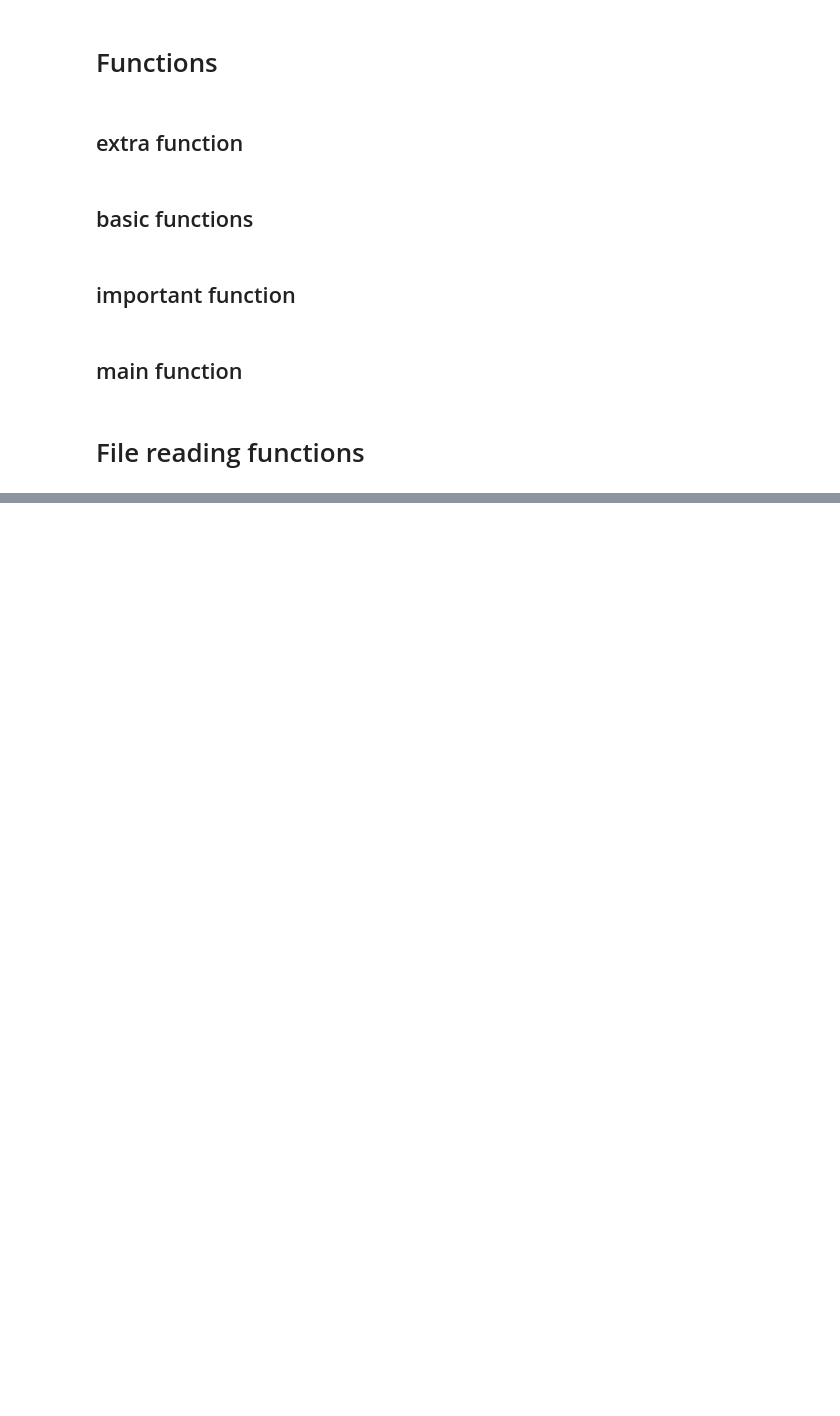
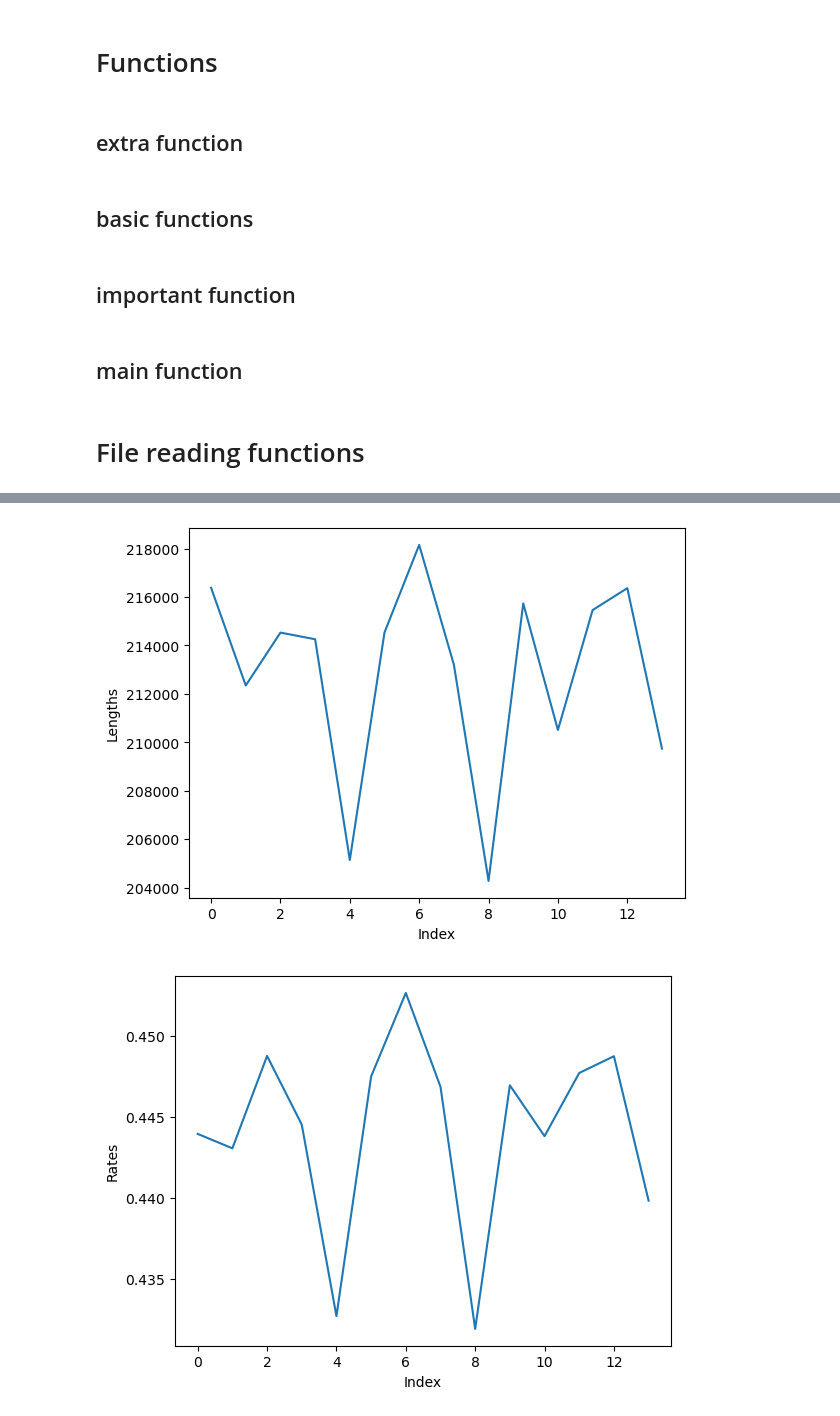
Before and after one commit to Karma39/QuantumCryptography, a Jupyter notebook: lab3.ipynb, the cells around one changed output, grey strips where cells are left out. Saved outputs shown, nothing was run; the diff lists cells and outputs as text; code cells hidden in the pictures; blank space fills up the shorter version.

```diff
--- a/lab3.ipynb
+++ b/lab3.ipynb
@@ -262,7 +205,0 @@ print(data)
-# %%
-p = [data["alice_probabilities"]["Z"], data["alice_probabilities"]["X"]]
-n = [data["total_detections"]["Z"], data["total_detections"]["X"]]
-m = [data["error_detections"]["Z"], data["error_detections"]["X"]+1]
-print(p)
-print(n)
-print(m)
@@ -273,3 +205,0 @@ print(m)
-# %%
-l = length_upper(p, k, n, m, 10, param)
-print(l)
@@ -278,0 +329,14 @@ print(l)
+# %%
+def extract_chunck_data(chunck_indicies, first_chunck, chunck_number, verbose=False):
+    lengths = []
+    start_pos = 0
+    datas = []
+    start_pos = chunck_indicies[first_chunck]
+    for i in range(chunck_number-1):
+        limit = chunck_indicies[first_chunck + i + 1] - chunck_indicies[first_chunck + i]
+        data, start_pos = analyze_quantum_files_chunk(states_path, decoy_path, statesRCV_path, start_pos,limit)
+        datas.append(data)
+    return datas
+
+datas = extract_chunck_data(chunck_indicies, 0, len(chunck_indicies), True)
+print(datas)
@@ -278,0 +441,24 @@ print(l)
+# %%
+import matplotlib.pyplot as plt
+def plot_lengths_and_rates_separately(lengths, rates):
+    clean_lengths = [0 if v is None else v for v in lengths]
+    clean_rates   = [0 if v is None else v for v in rates]
+
+    x = list(range(len(clean_lengths)))
+
+    plt.figure()
+    plt.plot(x, clean_lengths)
+    plt.xlabel("Index")
+    plt.ylabel("Lengths")
+    plt.show()
+
+    plt.figure()
+    plt.plot(x, clean_rates)
+    plt.xlabel("Index")
+    plt.ylabel("Rates")
+    plt.show()
+# %%
+plot_lengths_and_rates_separately(lengths, rates)
+# %% [output]
+[figure, added]
+[figure, added]
```
Also changed, not shown: parts of 32 cells of this notebook.
